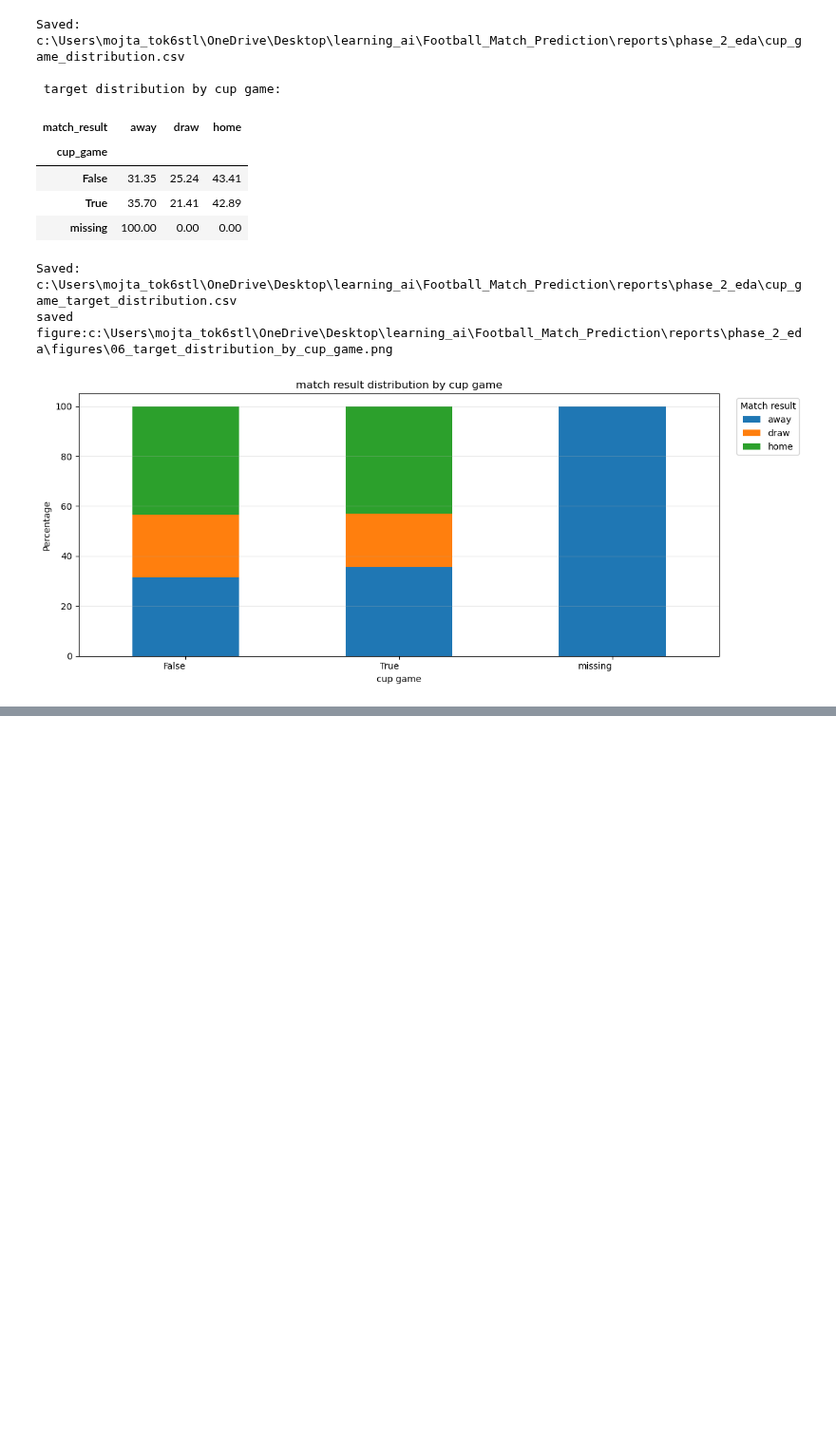
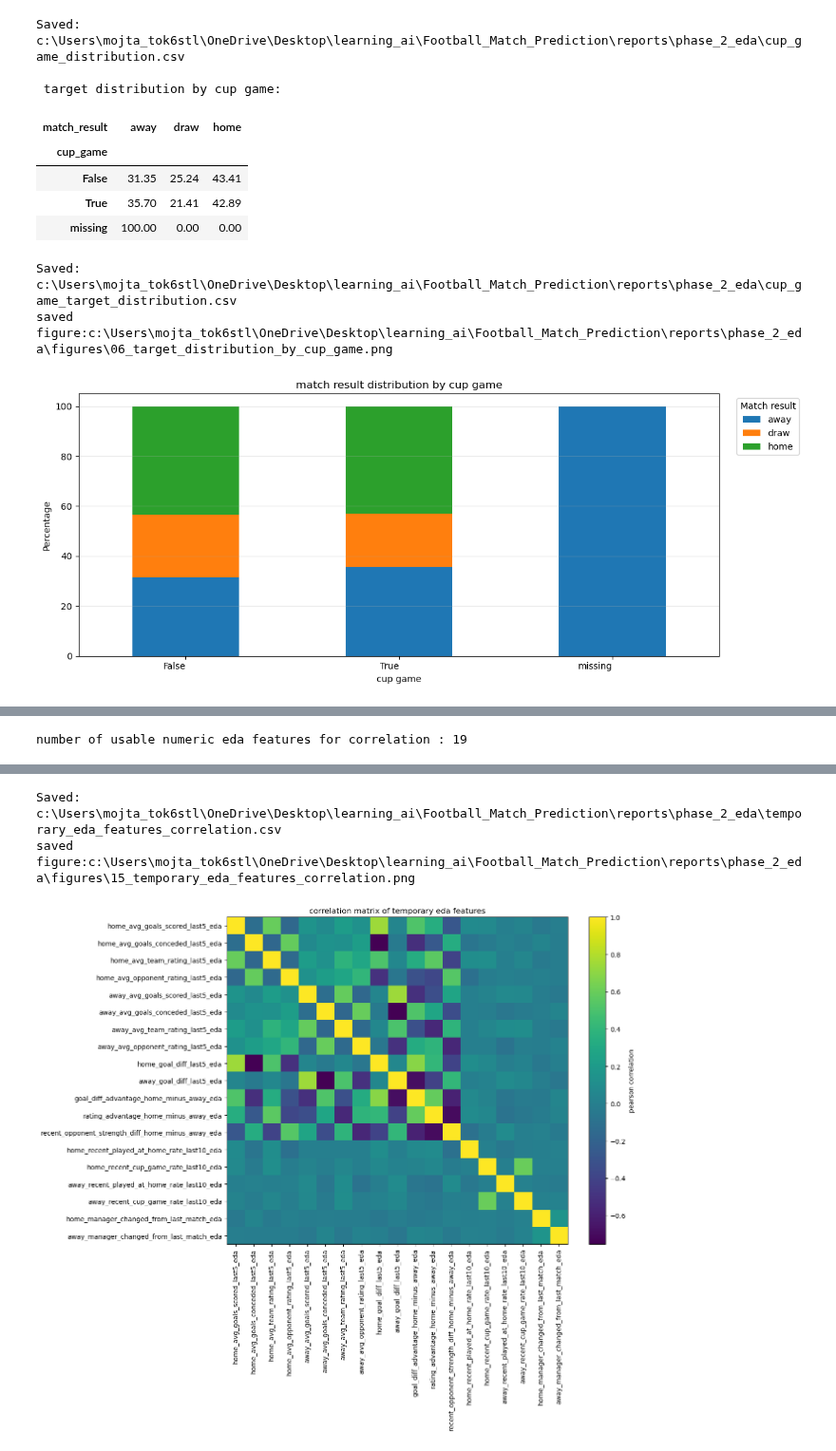
Before and after one commit to Aihan-2005/AiWithPython, a Jupyter notebook: Football_Match_Prediction/main.ipynb, the cells around one changed output, grey strips where cells are left out. Shown at 95% size. Cells and saved outputs as stored; diff of their text form; code cells hidden in the pictures; blank space fills up the shorter version.

```diff
--- a/Football_Match_Prediction/main.ipynb
+++ b/Football_Match_Prediction/main.ipynb
@@ -1906,0 +3529,65 @@ saved figure:c:\Users\mojta_tok6stl\OneDrive\Desktop\learning_ai\Football_Match_
+# %%
+import matplotlib.pyplot as plt
+
+candidate_numeric_eda_features = (
+    eda_form_features + recent_context_eda_features + manager_change_features
+)
+
+
+numeric_eda_features = []
+
+
+for col in candidate_numeric_eda_features:
+    if col not in eda_df.columns:
+        continue
+
+    converted_col = pd.to_numeric(eda_df[col],errors='coerce')
+
+    if converted_col.notna().sum() == 0:
+        continue
+
+    if converted_col.nunique(dropna=True)< 2:
+        continue
+
+    eda_df[col] = converted_col
+    numeric_eda_features.append(col)
+
+numeric_eda_features = list(dict.fromkeys(numeric_eda_features))
+
+print(f'number of usable numeric eda features for correlation : {len(numeric_eda_features)}')
+
+if len(numeric_eda_features) >= 2:
+    corr_matrix =  eda_df[numeric_eda_features].corr(method='pearson',min_periods=10)
+
+    display(corr_matrix)
+
+
+    safe_save_csv(
+        corr_matrix,
+        'temporary_eda_features_correlation.csv', index=True
+    )
+
+    plt.figure(figsize=(max(10,len(corr_matrix.columns)*0.7),max(8,len(corr_matrix.index)*0.6)))
+    plt.imshow(corr_matrix,aspect='auto')
+    plt.colorbar(label='pearson correlation')
+
+    plt.xticks(
+        ticks=range(len(corr_matrix.columns)),
+        labels=corr_matrix.columns,
+        rotation =90
+    )
+    plt.yticks(
+        ticks=range(len(corr_matrix.index)),
+        labels=corr_matrix.index
+    )
+
+    plt.title('correlation matrix of temporary eda features')
+    plt.tight_layout()
+
+    save_current_figure('15_temporary_eda_features_correlation.png')
+    plt.show()
+
+else:
+    print('not enough usable numeric eda features for correlation analysis')
+# %% [output]
+number of usable numeric eda features for correlation : 19
@@ -1906,0 +3611,3 @@ saved figure:c:\Users\mojta_tok6stl\OneDrive\Desktop\learning_ai\Football_Match_
+Saved: c:\Users\mojta_tok6stl\OneDrive\Desktop\learning_ai\Football_Match_Prediction\reports\phase_2_eda\temporary_eda_features_correlation.csv
+saved figure:c:\Users\mojta_tok6stl\OneDrive\Desktop\learning_ai\Football_Match_Prediction\reports\phase_2_eda\figures\15_temporary_eda_features_correlation.png
+[figure, added]
```
Also changed, not shown: parts of 13 cells of this notebook, 27 other files.
